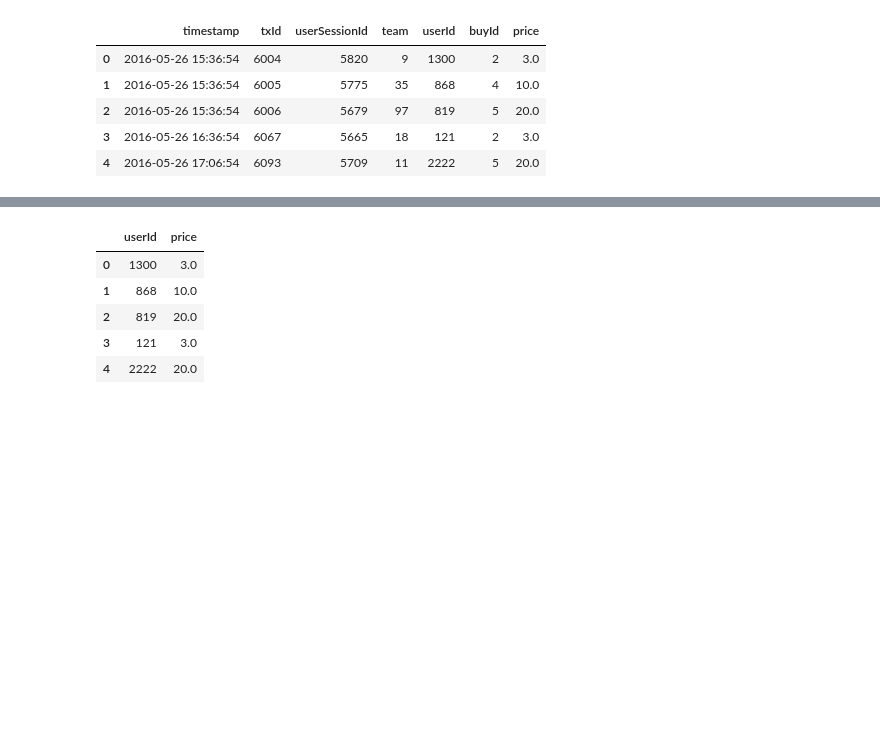
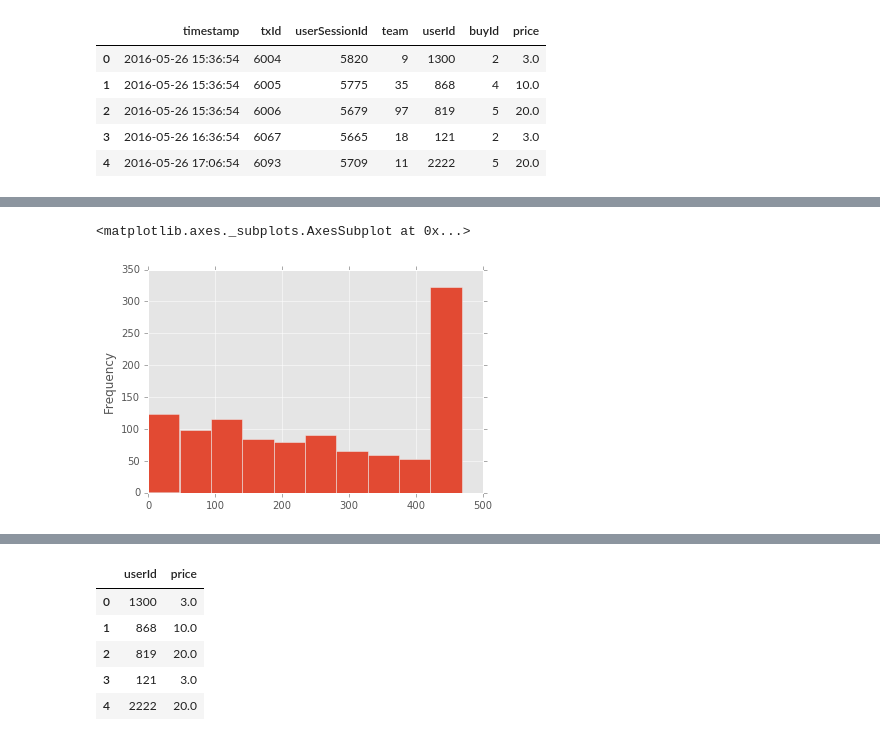
Before and after one commit to kiichi/CourseraBigData, a Jupyter notebook: jupyter/week3_pre.ipynb, the cells around one changed output, grey strips where cells are left out. Drawn from its saved outputs; the diff is of its cells as text; code cells hidden in the pictures; blank space fills up the shorter version.

```diff
--- a/jupyter/week3_pre.ipynb
+++ b/jupyter/week3_pre.ipynb
@@ -2,4 +2,10 @@
 import pandas as pd
 #from pyspark.mllib.clustering import KMeans, KMeansModel
 import numpy as np
+
+import matplotlib.pyplot as plt
+import matplotlib
+matplotlib.style.use('ggplot')
+%matplotlib inline
+plt.figure();
 # %% [output]
@@ -27,3 +33,7 @@ buyclicksDF.head(5)
 | 2 | 2016-05-26 15:36:54 | 6006 | 5679 | 97 | 819 | 5 | 20.0 |
 | 3 | 2016-05-26 16:36:54 | 6067 | 5665 | 18 | 121 | 2 | 3.0 |
 | 4 | 2016-05-26 17:06:54 | 6093 | 5709 | 11 | 2222 | 5 | 20.0 |
+# %%
+sesDF = pd.read_csv("../from_coursera/big_data_capstone_datasets_and_scripts/flamingo-data/user-session.csv")
+sesDF = sesDF.rename(columns=lambda x: x.strip())
+sesDF.head(5)
@@ -29,0 +47,11 @@ buyclicksDF.head(5)
+# %%
+# Calculate Time Difference
+sessStart = sesDF[sesDF["sessionType"] == "start"].reset_index()
+sessStart = sessStart[["userId","userSessionId","timestamp"]]
+sessStart.columns = ["userId","userSessionId","start"]
+sessEnd =  sesDF[sesDF["sessionType"] == "end"].reset_index()
+sessEnd = sessEnd[["userSessionId","timestamp"]]
+sessEnd.columns = ["userSessionId","end"]
+sessCombined = sessStart.merge(sessEnd, on='userSessionId')
+sessCombined["duration"] = (sessCombined["end"].apply(pd.Timestamp)-sessCombined["start"].apply(pd.Timestamp)).astype('timedelta64[h]')
+sessCombined.head(5)
@@ -29,0 +65,5 @@ buyclicksDF.head(5)
+# %%
+sessCombined.groupby("userId")['duration'].sum().plot.hist(bins=10)
+# %% [output]
+<matplotlib.axes._subplots.AxesSubplot at 0x...>
+[figure, added]
```
Also changed, not shown: parts of 17 cells of this notebook, 3 other files.
